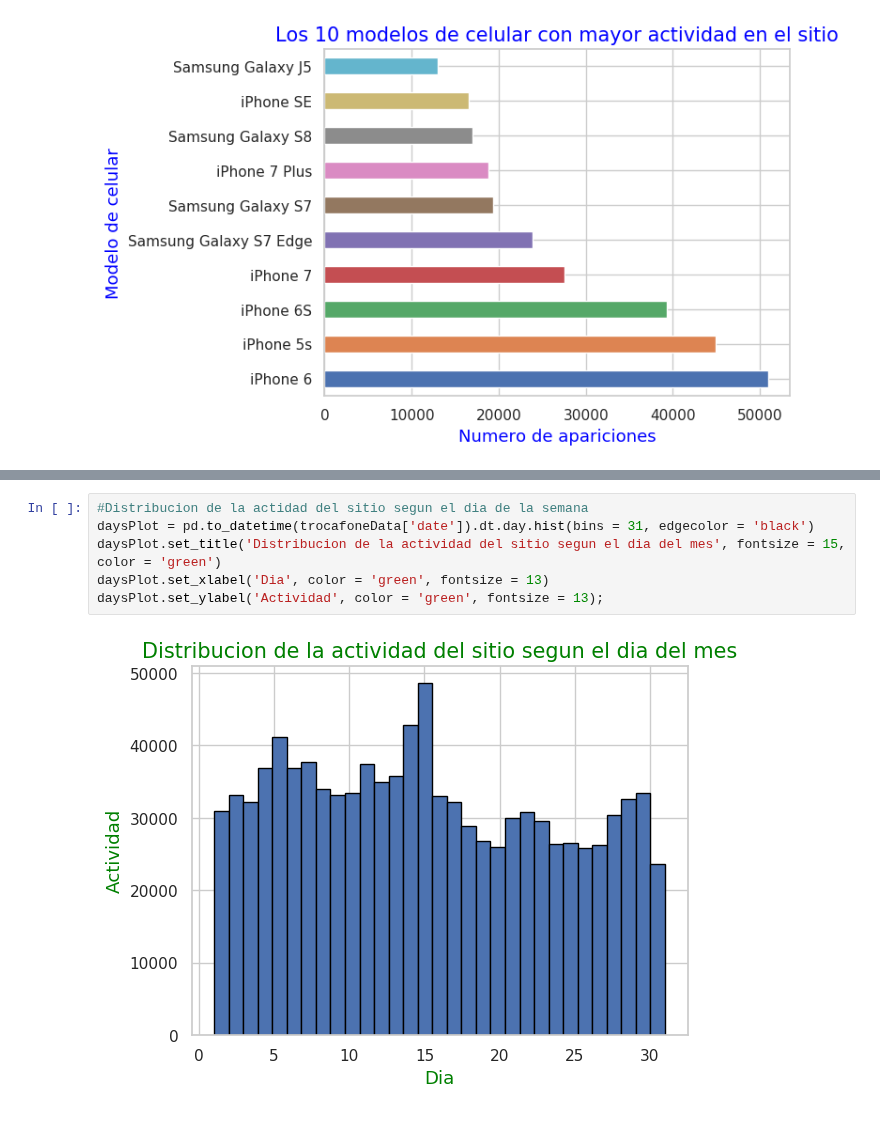
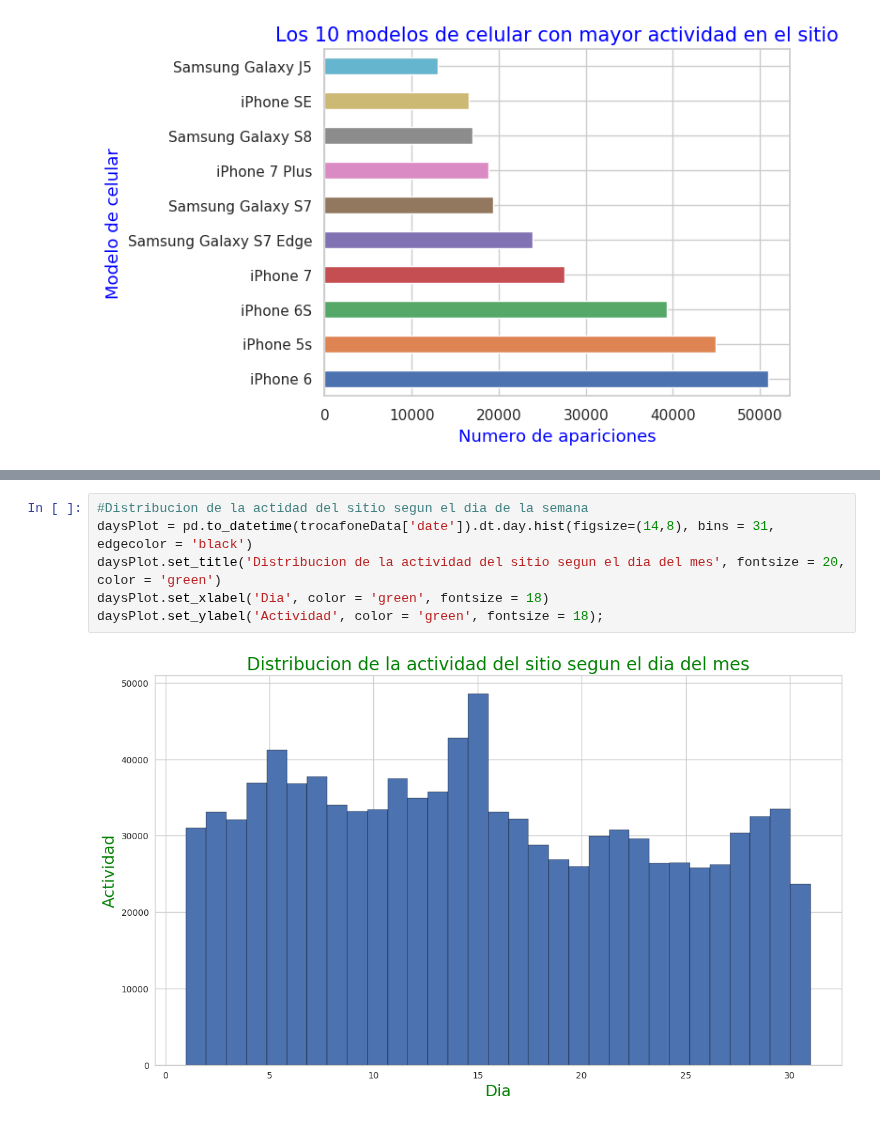
Before and after one commit to Blaz77/DatosReloaded, a Jupyter notebook: TP1/Exploracion_Trocafone.ipynb, the cells around one changed output, grey strips where cells are left out. Saved outputs shown, nothing was run; the diff lists cells and outputs as text.

```diff
--- a/TP1/Exploracion_Trocafone.ipynb
+++ b/TP1/Exploracion_Trocafone.ipynb
@@ -148,10 +187,10 @@ monthPlot.set_ylabel('Actividad', color = 'green', fontsize = 13);
 # %%
 #Distribucion de la actidad del sitio segun el dia de la semana
-daysPlot = pd.to_datetime(trocafoneData['date']).dt.day.hist(bins = 31, edgecolor = 'black')
-daysPlot.set_title('Distribucion de la actividad del sitio segun el dia del mes', fontsize = 15, color = 'green')
-daysPlot.set_xlabel('Dia', color = 'green', fontsize = 13)
-daysPlot.set_ylabel('Actividad', color = 'green', fontsize = 13);
+daysPlot = pd.to_datetime(trocafoneData['date']).dt.day.hist(figsize=(14,8), bins = 31, edgecolor = 'black')
+daysPlot.set_title('Distribucion de la actividad del sitio segun el dia del mes', fontsize = 20, color = 'green')
+daysPlot.set_xlabel('Dia', color = 'green', fontsize = 18)
+daysPlot.set_ylabel('Actividad', color = 'green', fontsize = 18);
 # %% [output]
-[figure, old version]
+[figure, new version]
 # %%
 #Distribucion de la actidad del sitio segun la hora del dia
```
Also changed, not shown: parts of 15 cells of this notebook.
